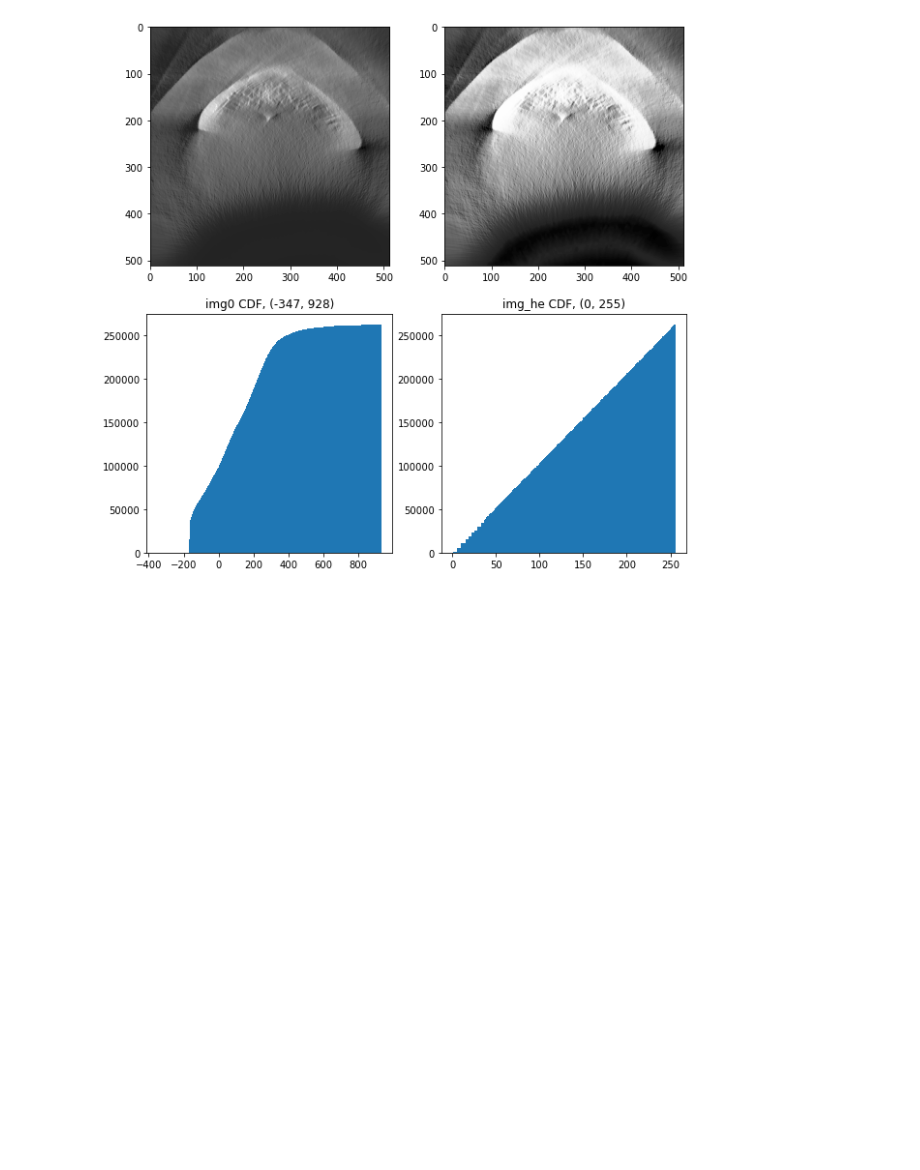
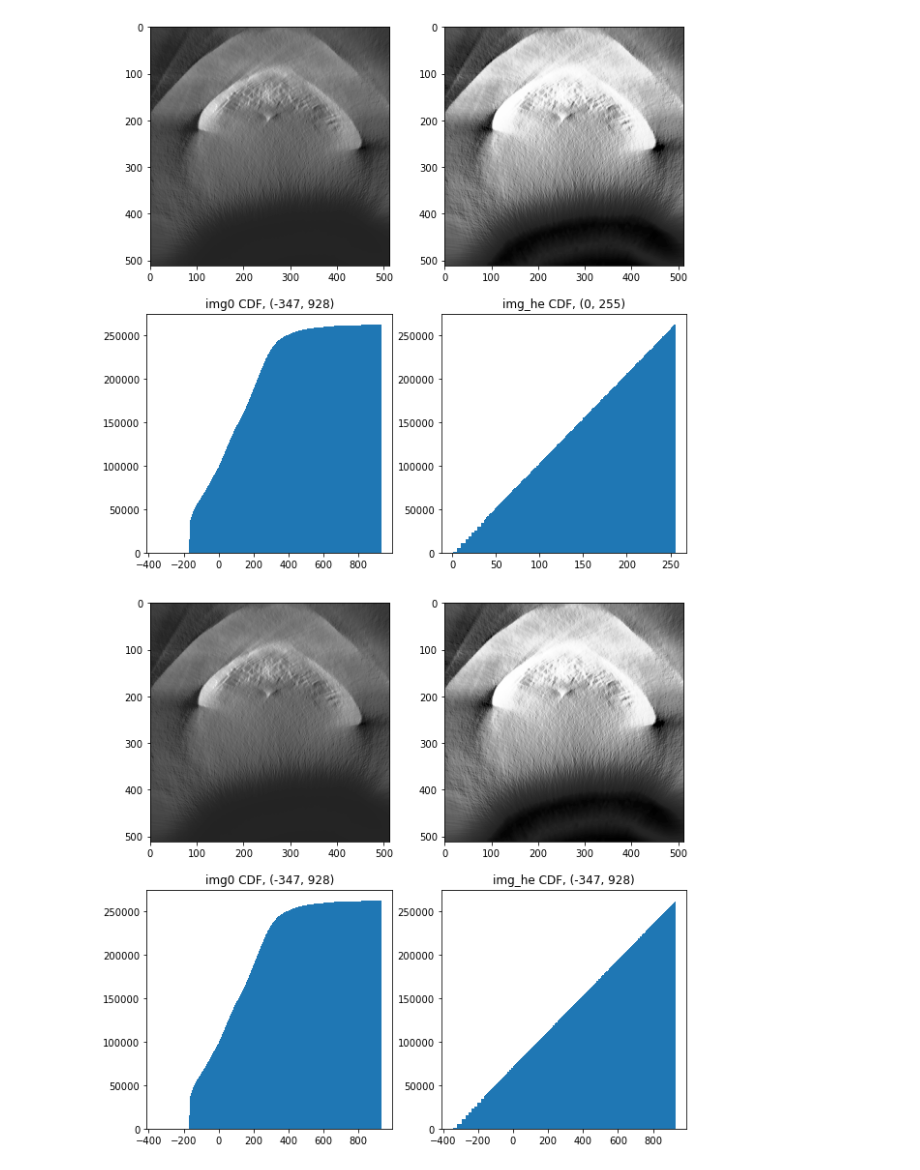
Before and after one commit to Jihwan98/2022-1, a Jupyter notebook: G-Follow/dicom_hist_6_he.ipynb, the cells around one changed output. Drawn from its saved outputs; the diff is of its cells as text; code cells hidden in the pictures; blank space fills up the shorter version.

```diff
--- a/G-Follow/dicom_hist_6_he.ipynb
+++ b/G-Follow/dicom_hist_6_he.ipynb
@@ -183,3 +183,37 @@ plt.title(f"img_he CDF, {np.min(img_he), np.max(img_he)}")
 plt.show()
 # %% [output]
 [figure]
+# %%
+img0 = dicom_file.hu_img
+
+hist0, bins0 = np.histogram(img0.flatten(), int(np.max(img0) - np.min(img0) + 1), [np.min(img0), np.max(img0) + 1])
+cdf0 = hist0.cumsum()
+
+cdf_m = np.ma.masked_equal(cdf0, 0)
+cdf_m = (cdf_m - cdf_m.min()) * (img0.max() - img0.min()) / (cdf_m.max() - cdf_m.min())
+
+cdf = np.ma.filled(cdf_m, 0).astype('int32')
+
+img1 = img0 - img0.min()
+img_he = cdf[img1] + img0.min()
+
+plt.figure(figsize=(10,10))
+
+plt.subplot(2, 2, 1)
+plt.imshow(img0, cmap='gray')
+
+plt.subplot(2, 2, 2)
+plt.imshow(img_he, cmap='gray')
+
+hist3, bins3 = np.histogram(img0.flatten(), int(np.max(img0) - np.min(img0) + 1), [np.min(img0), np.max(img0) + 1])
+hist4, bins4 = np.histogram(img_he.flatten(), int(np.max(img_he) - np.min(img_he) + 1), [np.min(img_he), np.max(img_he) + 1])
+
+plt.subplot(2, 2, 3)
+plt.hist(img0.flatten(), bins3, cumulative=True)
+plt.title(f"img0 CDF, {np.min(img0), np.max(img0)}")
+plt.subplot(2, 2, 4)
+plt.hist(img_he.flatten(), bins4, cumulative=True)
+plt.title(f"img_he CDF, {np.min(img_he), np.max(img_he)}")
+plt.show()
+# %% [output]
+[figure, added]
```
Also changed, not shown: parts of 1 cell of this notebook.
